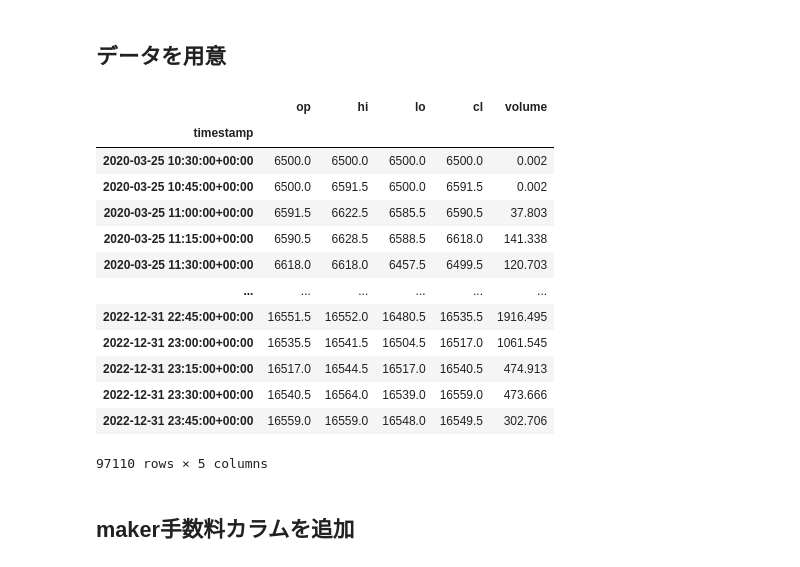
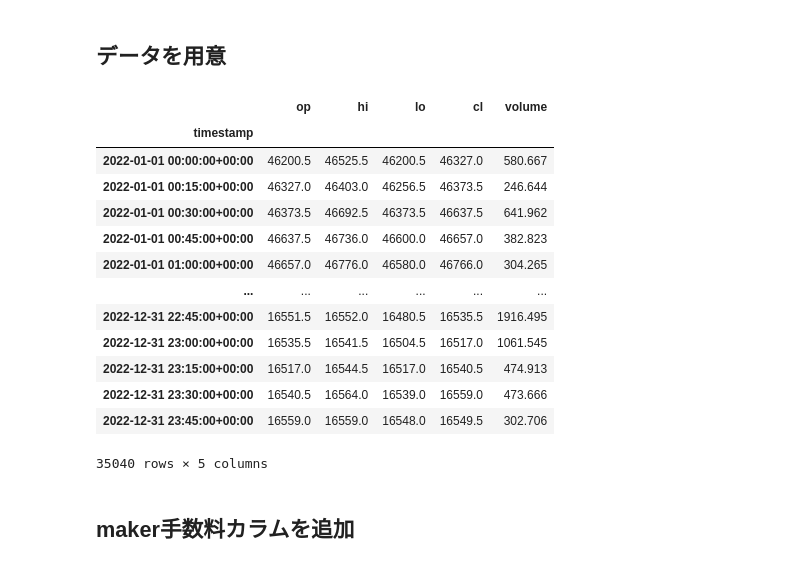
Before and after one commit to fuji-pon/mlbot_tutorial, a Jupyter notebook: work/tutorial-bybit.ipynb, the cells around one changed output. Cells and saved outputs as stored; diff of their text form; code cells hidden in the pictures.

```diff
--- a/work/tutorial-bybit.ipynb
+++ b/work/tutorial-bybit.ipynb
@@ -29,35 +29,35 @@ from sklearn.model_selection import cross_val_score, KFold, TimeSeriesSplit
 # %%
 import datetime
 memory = joblib.Memory('/tmp/bybit_fetcher_cache', verbose=0)
 fetcher = BybitFetcher(ccxt_client=ccxt.bybit())
 
 # BybitのBTCUSDTレバレッジ取引のohlcvを取得
 # 初回ダウンロードは時間がかかる
 df = fetcher.fetch_ohlcv(
     market='BTCUSDT', # 市場のシンボルを指定
     interval_sec= 15 * 60, # 足の間隔を秒単位で指定。この場合は15分足
-    start_time = datetime.datetime(2020, 3, 25).timestamp()
+    start_time = datetime.datetime(2022, 1, 1).timestamp()
 )
 
 df = df[df.index < pd.to_datetime('2023-01-01 00:00:00Z')]
 
 display(df)
 df.to_pickle('df_ohlcv_bybit.pkl')
 # %% [output]
 |  | op | hi | lo | cl | volume |
 | timestamp |  |  |  |  |  |
-| 2020-03-25 10:30:00+00:00 | 6500.0 | 6500.0 | 6500.0 | 6500.0 | 0.002 |
-| 2020-03-25 10:45:00+00:00 | 6500.0 | 6591.5 | 6500.0 | 6591.5 | 0.002 |
-| 2020-03-25 11:00:00+00:00 | 6591.5 | 6622.5 | 6585.5 | 6590.5 | 37.803 |
-| 2020-03-25 11:15:00+00:00 | 6590.5 | 6628.5 | 6588.5 | 6618.0 | 141.338 |
-| 2020-03-25 11:30:00+00:00 | 6618.0 | 6618.0 | 6457.5 | 6499.5 | 120.703 |
+| 2022-01-01 00:00:00+00:00 | 46200.5 | 46525.5 | 46200.5 | 46327.0 | 580.667 |
+| 2022-01-01 00:15:00+00:00 | 46327.0 | 46403.0 | 46256.5 | 46373.5 | 246.644 |
+| 2022-01-01 00:30:00+00:00 | 46373.5 | 46692.5 | 46373.5 | 46637.5 | 641.962 |
+| 2022-01-01 00:45:00+00:00 | 46637.5 | 46736.0 | 46600.0 | 46657.0 | 382.823 |
+| 2022-01-01 01:00:00+00:00 | 46657.0 | 46776.0 | 46580.0 | 46766.0 | 304.265 |
 | ... | ... | ... | ... | ... | ... |
 | 2022-12-31 22:45:00+00:00 | 16551.5 | 16552.0 | 16480.5 | 16535.5 | 1916.495 |
 | 2022-12-31 23:00:00+00:00 | 16535.5 | 16541.5 | 16504.5 | 16517.0 | 1061.545 |
 | 2022-12-31 23:15:00+00:00 | 16517.0 | 16544.5 | 16517.0 | 16540.5 | 474.913 |
 | 2022-12-31 23:30:00+00:00 | 16540.5 | 16564.0 | 16539.0 | 16559.0 | 473.666 |
 | 2022-12-31 23:45:00+00:00 | 16559.0 | 16559.0 | 16548.0 | 16549.5 | 302.706 |
-97110 rows × 5 columns
+35040 rows × 5 columns
 # %% [markdown]
 ## maker手数料カラムを追加
 # %%
```
Also changed, not shown: parts of 4 cells of this notebook, 3 other files.
